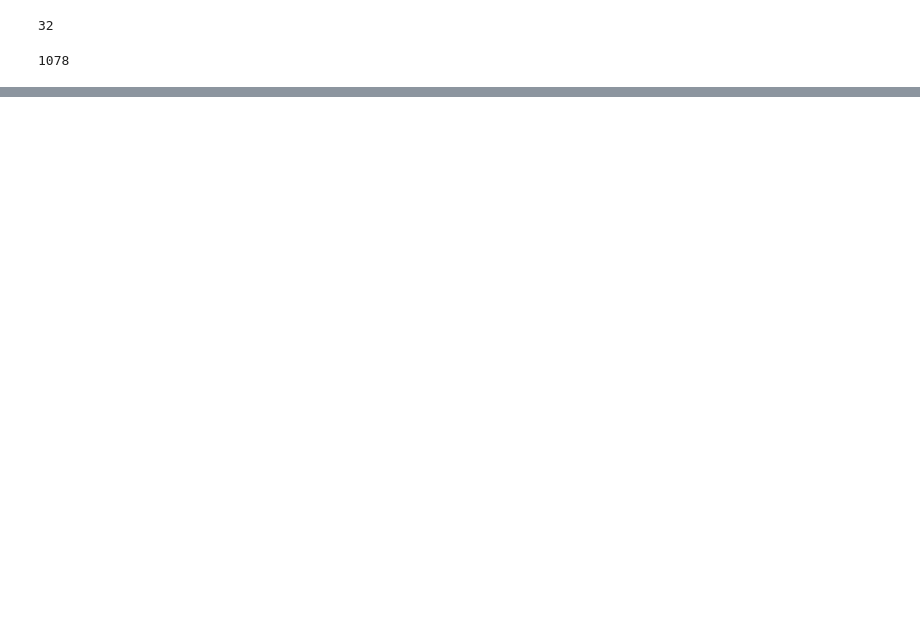
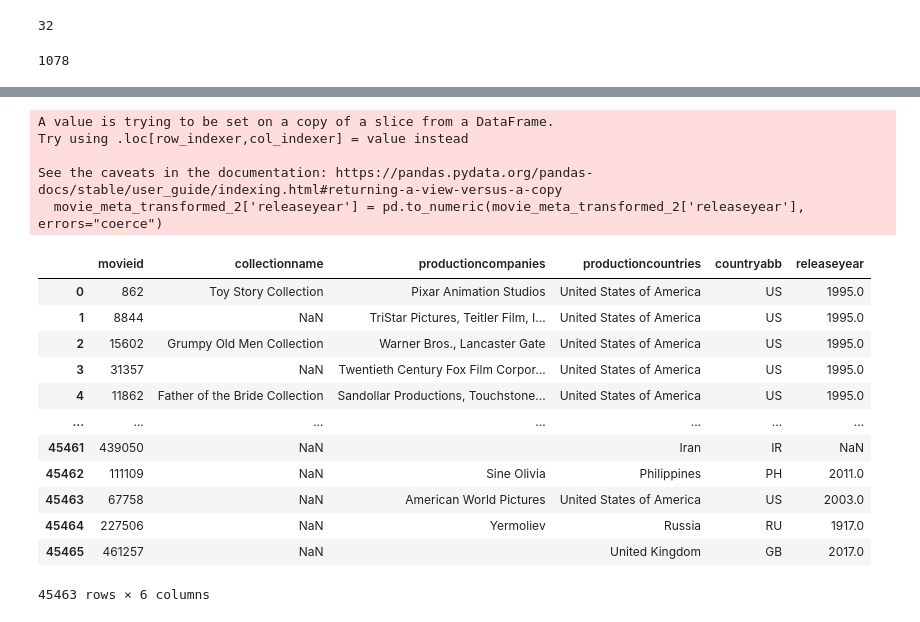
Before and after one commit to dany-roman/project_2, a Jupyter notebook: movielens_database_IM.ipynb, the cells around one changed output, grey strips where cells are left out. Drawn from its saved outputs; the diff is of its cells as text; code cells hidden in the pictures; blank space fills up the shorter version.

Commit message:
updated *IM.ipynb and exported data to csv

```diff
--- a/movielens_database_IM.ipynb
+++ b/movielens_database_IM.ipynb
@@ -271,0 +316,23 @@ len(all_collections)
+# %%
+# replace 'nan' entries within 'releaseyear' column to NULL/NAN
+movie_meta_transformed_2['releaseyear'] = pd.to_numeric(movie_meta_transformed_2['releaseyear'], errors="coerce")
+movie_meta_transformed_2
+# %% [output]
+A value is trying to be set on a copy of a slice from a DataFrame.
+Try using .loc[row_indexer,col_indexer] = value instead
+
+See the caveats in the documentation: https://pandas.pydata.org/pandas-docs/stable/user_guide/indexing.html#returning-a-view-versus-a-copy
+  movie_meta_transformed_2['releaseyear'] = pd.to_numeric(movie_meta_transformed_2['releaseyear'], errors="coerce")
+|  | movieid | collectionname | productioncompanies | productioncountries | countryabb | releaseyear |
+| 0 | 862 | Toy Story Collection | Pixar Animation Studios | United States of America | US | 1995.0 |
+| 1 | 8844 | NaN | TriStar Pictures, Teitler Film, I... | United States of America | US | 1995.0 |
+| 2 | 15602 | Grumpy Old Men Collection | Warner Bros., Lancaster Gate | United States of America | US | 1995.0 |
+| 3 | 31357 | NaN | Twentieth Century Fox Film Corpor... | United States of America | US | 1995.0 |
+| 4 | 11862 | Father of the Bride Collection | Sandollar Productions, Touchstone... | United States of America | US | 1995.0 |
+| ... | ... | ... | ... | ... | ... | ... |
+| 45461 | 439050 | NaN |  | Iran | IR | NaN |
+| 45462 | 111109 | NaN | Sine Olivia | Philippines | PH | 2011.0 |
+| 45463 | 67758 | NaN | American World Pictures | United States of America | US | 2003.0 |
+| 45464 | 227506 | NaN | Yermoliev | Russia | RU | 1917.0 |
+| 45465 | 461257 | NaN |  | United Kingdom | GB | 2017.0 |
+45463 rows × 6 columns
```
Also changed, not shown: parts of 13 cells of this notebook, 1 other file.
